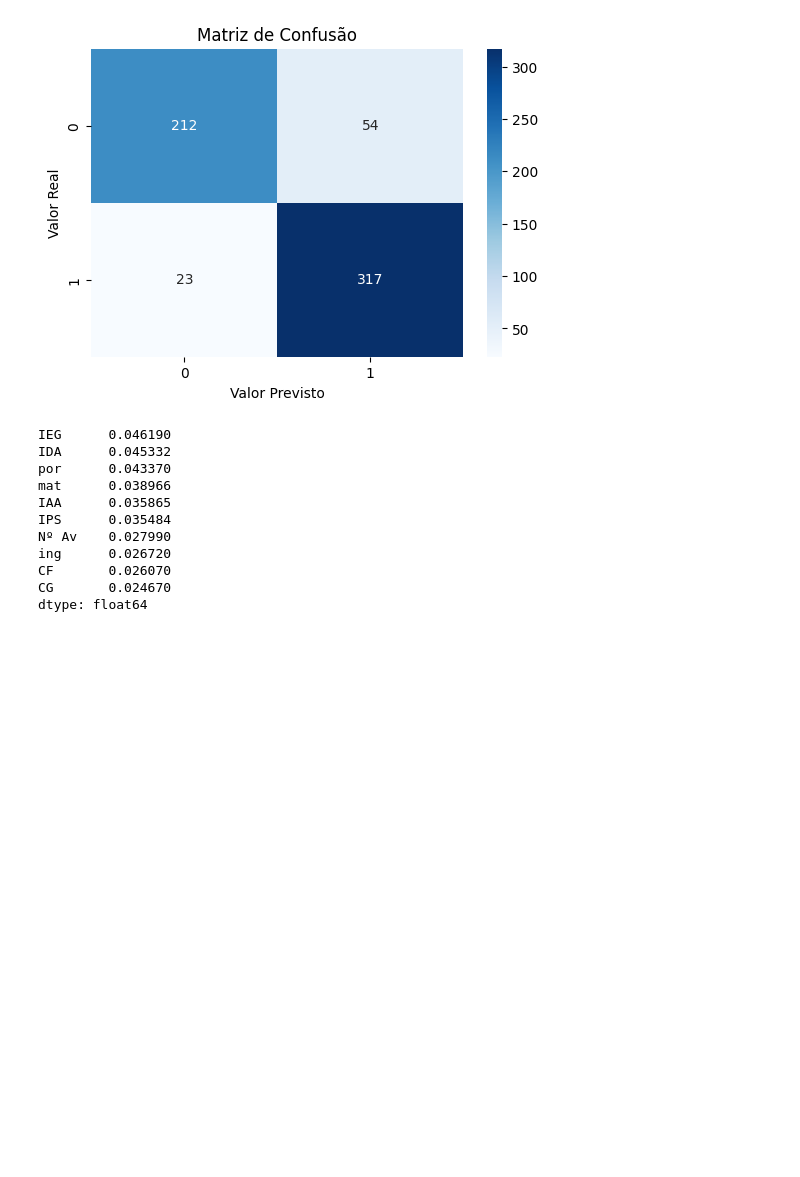
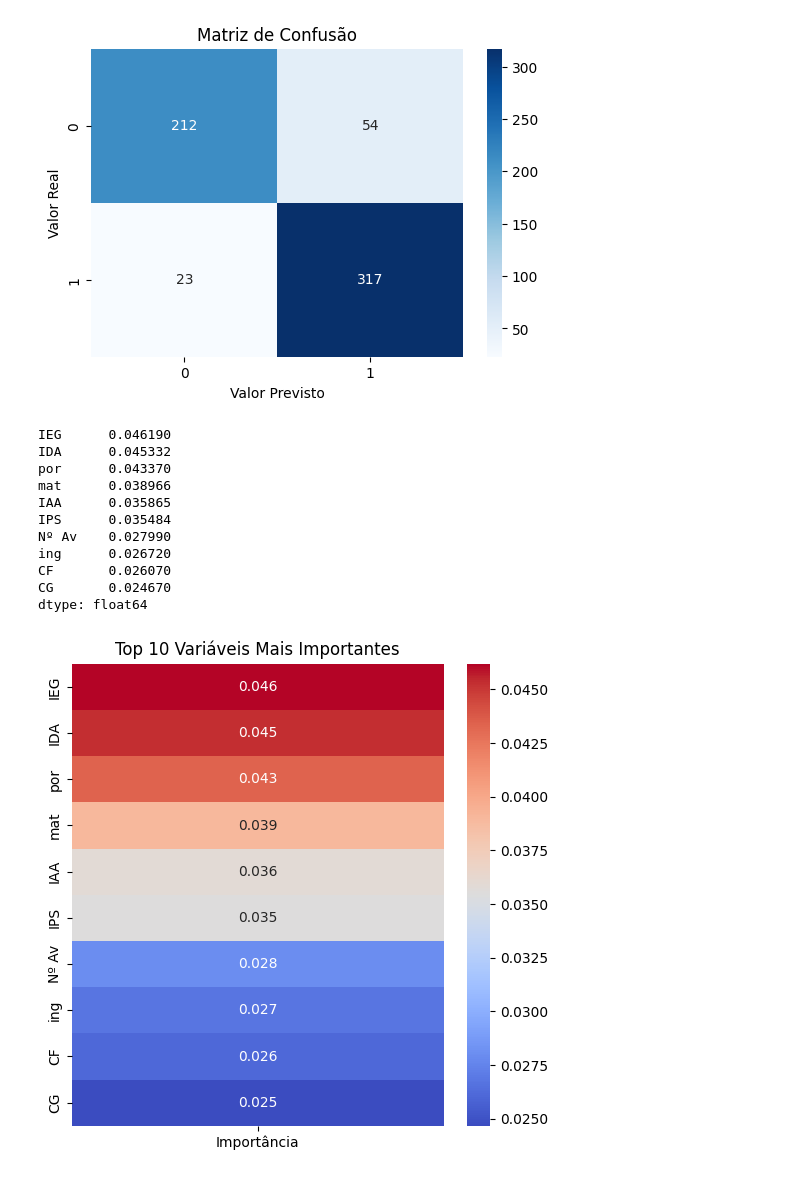
Before and after one commit to OlicerioN/Datathon-Passos-Magicos, a Jupyter notebook: notebooks/modeloML.ipynb, the cells around one changed output. Cells and saved outputs as stored; diff of their text form; code cells hidden in the pictures; blank space fills up the shorter version.

```diff
--- a/notebooks/modeloML.ipynb
+++ b/notebooks/modeloML.ipynb
@@ -684,3 +684,26 @@ ing      0.026720
 CF       0.026070
 CG       0.024670
 dtype: float64
+# %%
+# Matriz de variáveis importantes
+
+import seaborn as sns
+import matplotlib.pyplot as plt
+
+# Transformar em DataFrame (formato matriz)
+df_importancia = importancia.head(10).to_frame(name="Importância")
+
+# Plotar matriz
+plt.figure(figsize=(6,6))
+
+sns.heatmap(
+    df_importancia,
+    annot=True,
+    fmt=".3f",
+    cmap="coolwarm"
+)
+
+plt.title("Top 10 Variáveis Mais Importantes")
+plt.show()
+# %% [output]
+[figure, added]
```
Also changed, not shown: parts of 2 cells of this notebook.
